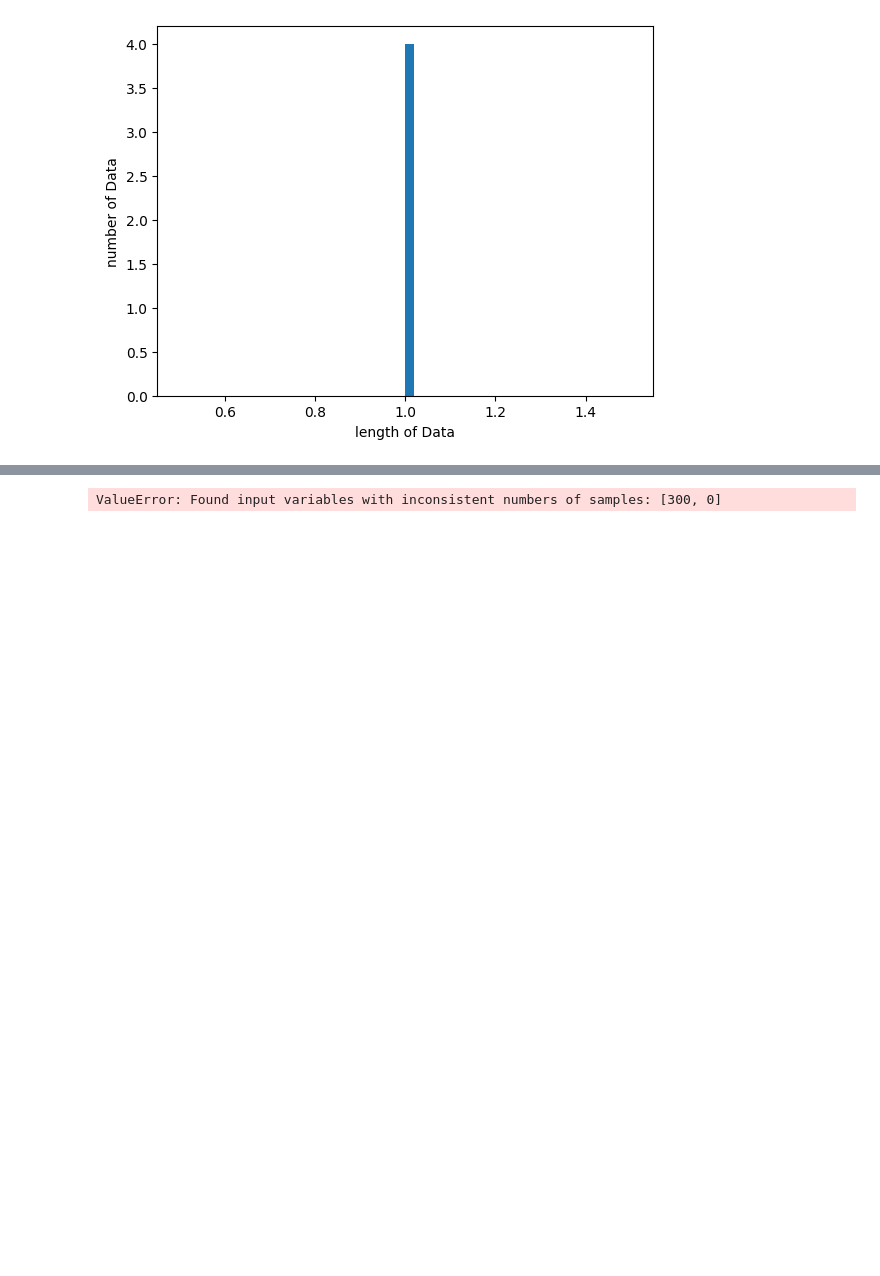
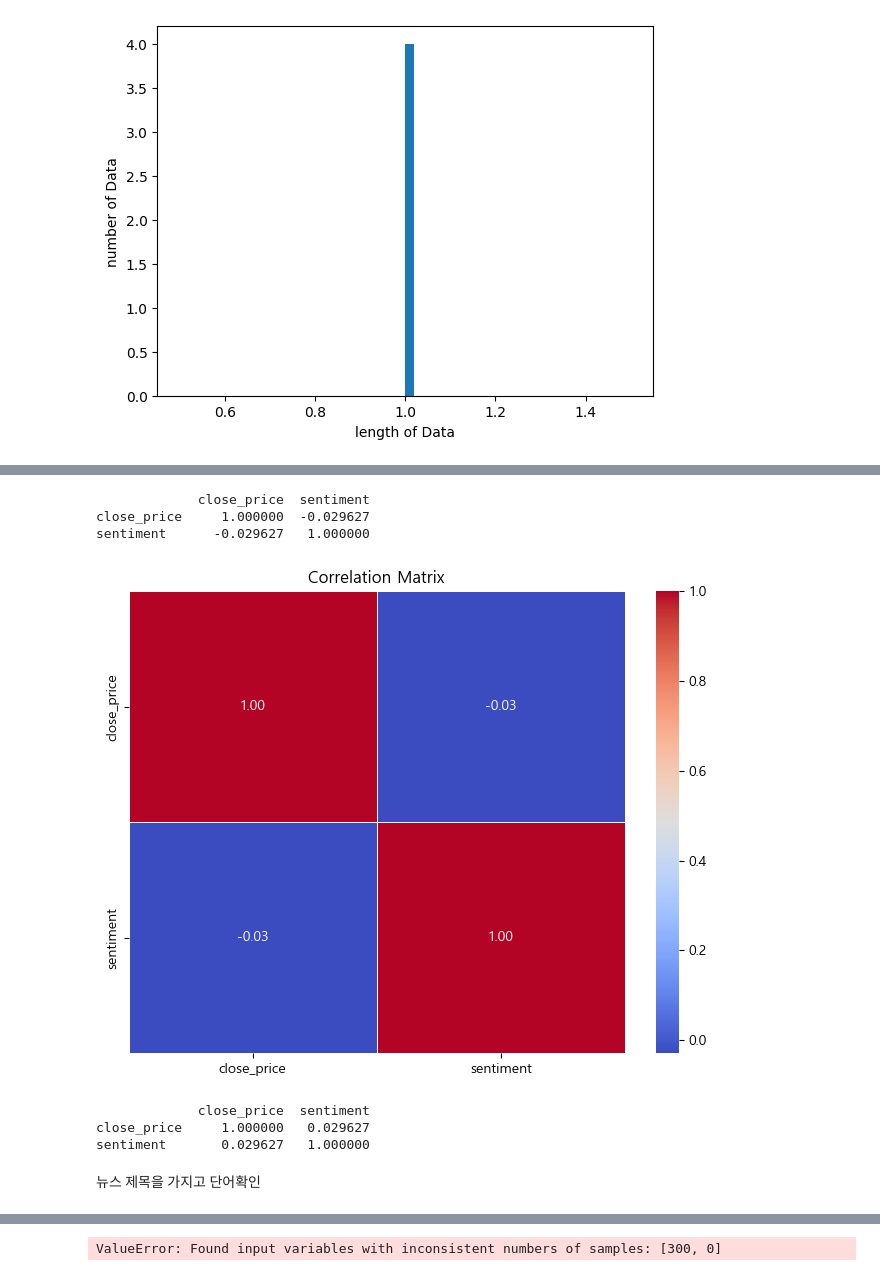
Before and after one commit to oshosh9595/ProjectBitCoin, a Jupyter notebook: notebook/ BitcoinSentiment Analysis.ipynb, the cells around one changed output, grey strips where cells are left out. Saved outputs shown, nothing was run; the diff lists cells and outputs as text; code cells hidden in the pictures; blank space fills up the shorter version.

```diff
--- a/notebook/ BitcoinSentiment Analysis.ipynb
+++ b/notebook/ BitcoinSentiment Analysis.ipynb
@@ -3011,0 +3546,43 @@ ValueError: Failed to convert a NumPy array to a Tensor (Unsupported object type
+# %%
+import pandas as pd
+import matplotlib.pyplot as plt
+import seaborn as sns
+from statsmodels import api as sm
+from sklearn.preprocessing import MinMaxScaler
+
+# Load the data into a DataFrame
+data = pd.read_csv('naver_bit_data_with_sentiment.csv')
+
+# Select the columns of interest
+columns_of_interest = ['close_price', 'sentiment']
+
+# Create a correlation matrix
+correlation = data[columns_of_interest].corr()
+
+# Plot the correlation matrix
+print(correlation)
+fig = plt.figure(figsize=(8, 6))
+sns.heatmap(correlation, annot=True, cmap='coolwarm', fmt=".2f", linewidths=0.5)
+plt.title('Correlation Matrix')
+plt.show()
+
+# Preprocessing based on negative correlation
+data['sentiment'] = -1 * data['sentiment']  # Invert the sentiment values
+
+# Data scaling
+scaler = MinMaxScaler()
+data[columns_of_interest] = scaler.fit_transform(data[columns_of_interest])
+
+# Verify the updated correlation
+correlation = data[columns_of_interest].corr()
+print(correlation)
+# %% [output]
+             close_price  sentiment
+close_price     1.000000  -0.029627
+sentiment      -0.029627   1.000000
+[figure, added]
+             close_price  sentiment
+close_price     1.000000   0.029627
+sentiment       0.029627   1.000000
+# %% [markdown]
+뉴스 제목을 가지고 단어확인
```
Also changed, not shown: parts of 24 cells of this notebook, 4 other files.
